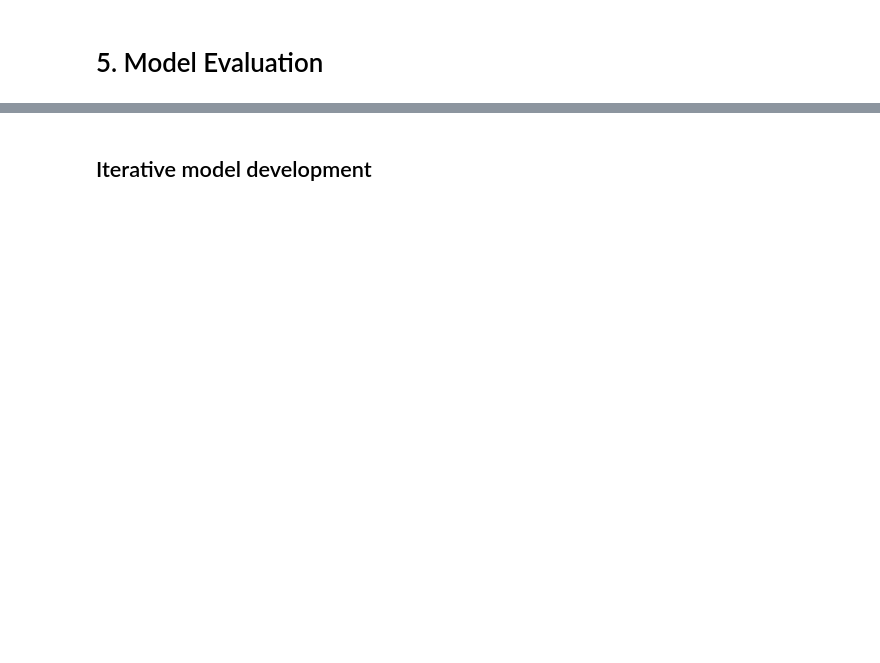
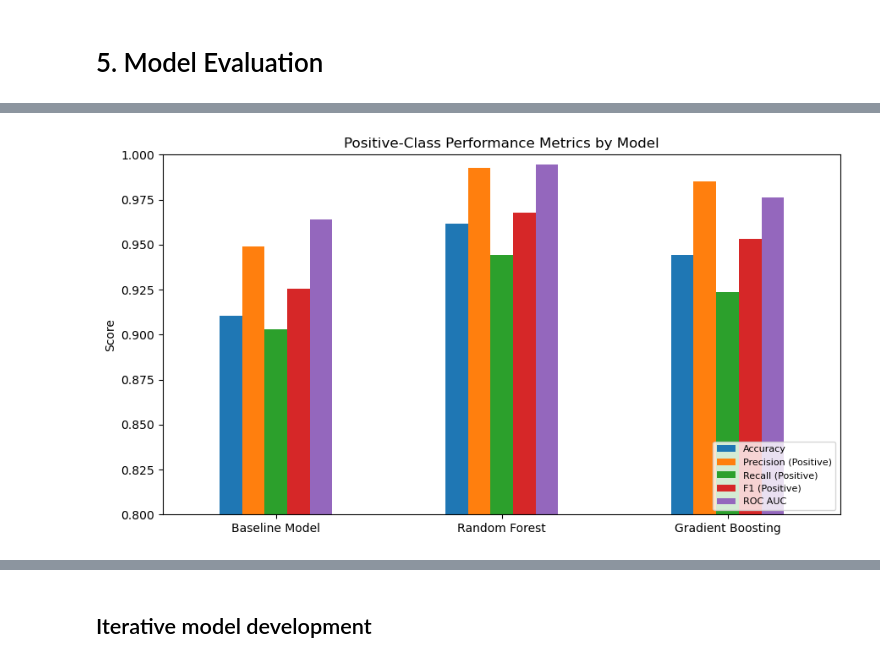
Before and after one commit to dennisho004/MLDP_Project, a Jupyter notebook: MLDP_Program_Codes_Submission_Template.ipynb, the cells around one changed output, grey strips where cells are left out. Saved outputs shown, nothing was run; the diff lists cells and outputs as text; code cells hidden in the pictures; blank space fills up the shorter version.

```diff
--- a/MLDP_Program_Codes_Submission_Template.ipynb
+++ b/MLDP_Program_Codes_Submission_Template.ipynb
@@ -44,7 +43,7 @@ Goal: To build a machine learning classification model that predicts the likelih
 ## 2.1 Load dataset
 # %%
 ## Read *.csv file into pandas DataFrame
-FILE_PATH = r"C:\Users\denni\Downloads\early+stage+diabetes+risk+prediction+dataset\diabetes_data_upload.csv"
+FILE_PATH = r"C:\Users\hoden\Downloads\early+stage+diabetes+risk+prediction+dataset\diabetes_data_upload.csv"
 df = pd.read_csv(FILE_PATH)
 # %% [markdown]
 ## 2.2 Summary Statistics
@@ -442,3 +428,30 @@ Gradient Boosting: LogLoss=0.1984, Brier=0.0462
 # 5. Model Evaluation
 # %%
 ## Evaluate model
+
+y_test_binary = (y_test == 'Positive').astype(int)
+
+model_predictions = {
+    'Baseline Model': (y_pred_logr, y_proba_logr),
+    'Random Forest': (y_pred_rf, y_proba_rf),
+    'Gradient Boosting': (y_pred_gb, y_proba_gb)
+}
+
+eval_results = {}
+for name, (y_pred, y_proba) in model_predictions.items():
+    report = classification_report(y_test, y_pred, output_dict=True)
+    eval_results[name] = {
+        'Accuracy': report['accuracy'],
+        'Precision (Negative)': report['Negative']['precision'],
+        'Recall (Negative)': report['Negative']['recall'],
+        'F1 (Negative)': report['Negative']['f1-score'],
+        'Precision (Positive)': report['Positive']['precision'],
+        'Recall (Positive)': report['Positive']['recall'],
+        'F1 (Positive)': report['Positive']['f1-score'],
+        'ROC AUC': roc_auc_score(y_test_binary, y_proba)
+    }
+
+eval_df = pd.DataFrame(eval_results)
+display(eval_df.round(4))
+
+eval_df = pd.DataFrame(eval_results).T
@@ -445,4 +468,13 @@ Gradient Boosting: LogLoss=0.1984, Brier=0.0462
 # %%
-## New data
-
-## Predict
+## Bar chart: Positive class metrics
+eval_df[['Accuracy', 'Precision (Positive)', 'Recall (Positive)', 'F1 (Positive)', 'ROC AUC']].plot(
+    kind='bar', figsize=(9,5))
+plt.title('Positive-Class Performance Metrics by Model')
+plt.ylabel('Score')
+plt.ylim(0.8, 1.0)
+plt.legend(loc='lower right', fontsize=8)
+plt.xticks(rotation=0)
+plt.tight_layout()
+plt.show()
+# %% [output]
+[figure, added]
```
Also changed, not shown: parts of 15 cells of this notebook.
